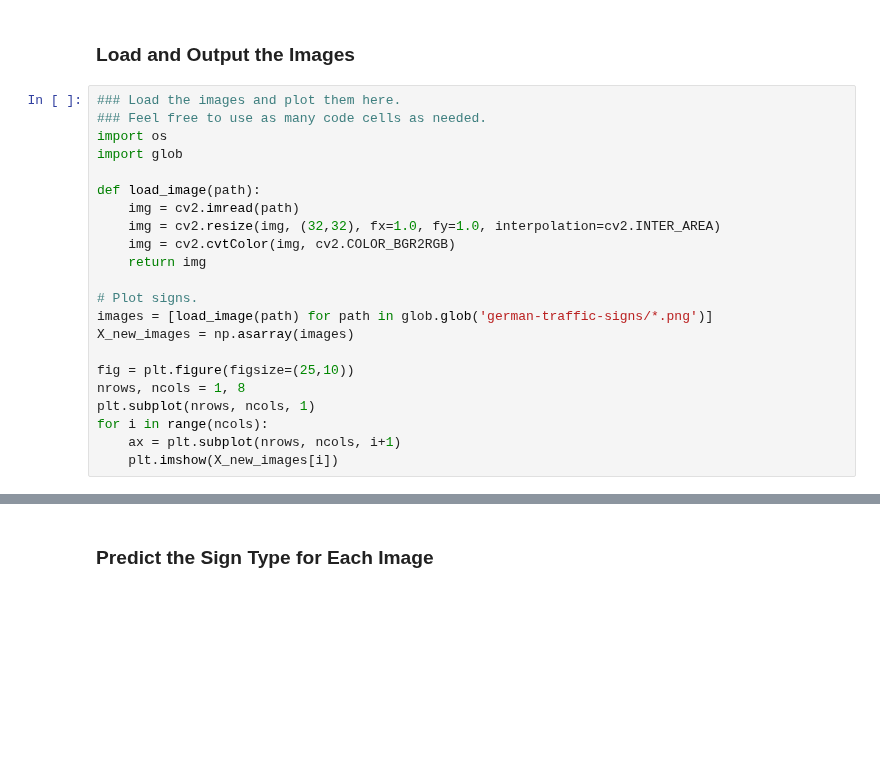
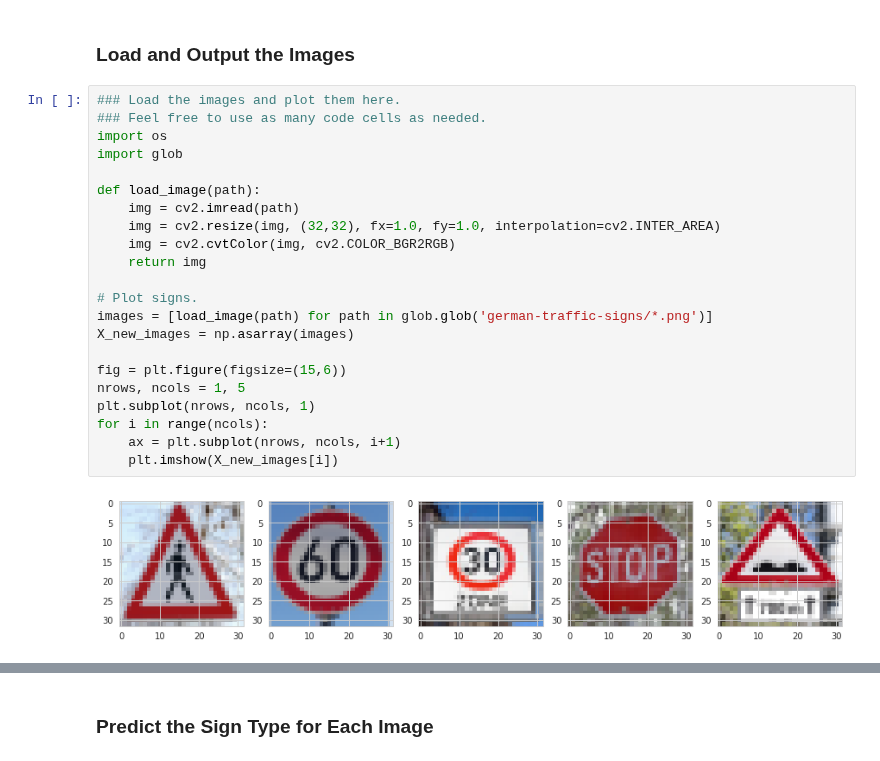
Before and after one commit to adhulipa/CarND-Traffic-Sign-Classifier-Project, a Jupyter notebook: Traffic_Sign_Classifier.ipynb, the cells around one changed output, grey strips where cells are left out. Saved outputs shown, nothing was run; the diff lists cells and outputs as text; blank space fills up the shorter version.

```diff
--- a/Traffic_Sign_Classifier.ipynb
+++ b/Traffic_Sign_Classifier.ipynb
@@ -667,25 +668,27 @@ You may find `signnames.csv` useful as it contains mappings from the class id (i
 # %%
 ### Load the images and plot them here.
 ### Feel free to use as many code cells as needed.
 import os
 import glob
 
 def load_image(path):
     img = cv2.imread(path)
     img = cv2.resize(img, (32,32), fx=1.0, fy=1.0, interpolation=cv2.INTER_AREA)
     img = cv2.cvtColor(img, cv2.COLOR_BGR2RGB)
     return img
 
 # Plot signs.
 images = [load_image(path) for path in glob.glob('german-traffic-signs/*.png')]
 X_new_images = np.asarray(images)
 
-fig = plt.figure(figsize=(25,10))
-nrows, ncols = 1, 8
+fig = plt.figure(figsize=(15,6))
+nrows, ncols = 1, 5
 plt.subplot(nrows, ncols, 1)
 for i in range(ncols):
     ax = plt.subplot(nrows, ncols, i+1)
     plt.imshow(X_new_images[i])
+# %% [output]
+[figure, added]
 # %%
 # Preprocess the new images
 X_new_images_gray = grayscale_data(X_new_images)
```
Also changed, not shown: parts of 20 cells of this notebook.
